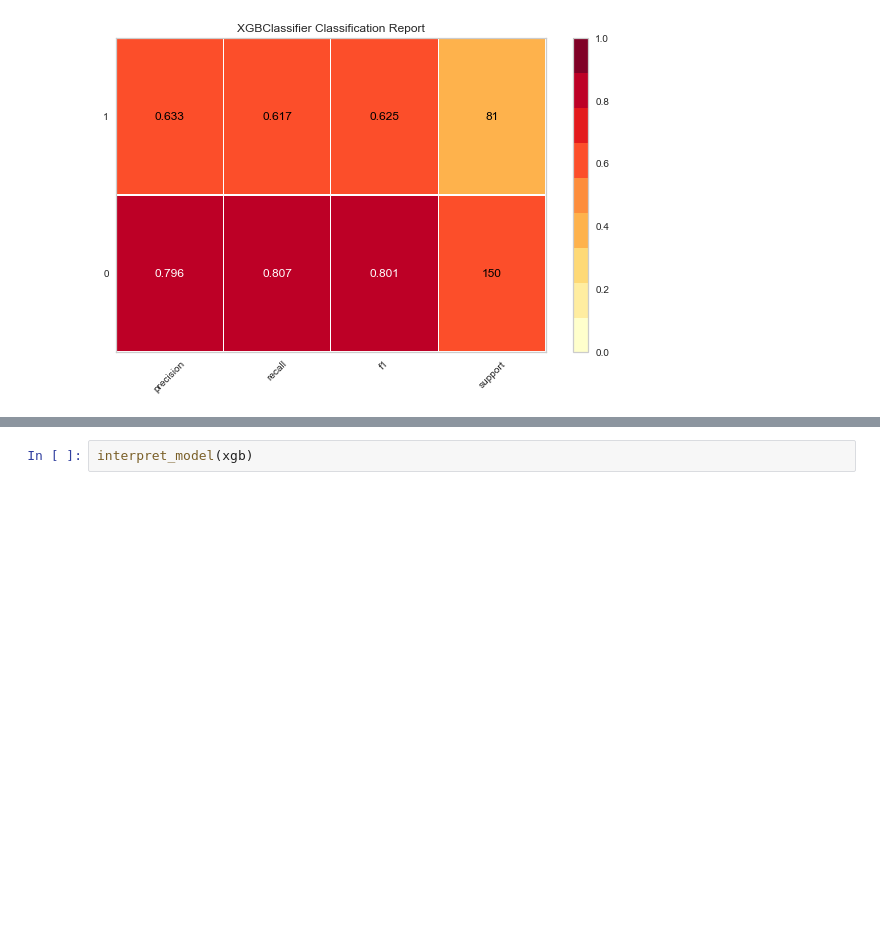
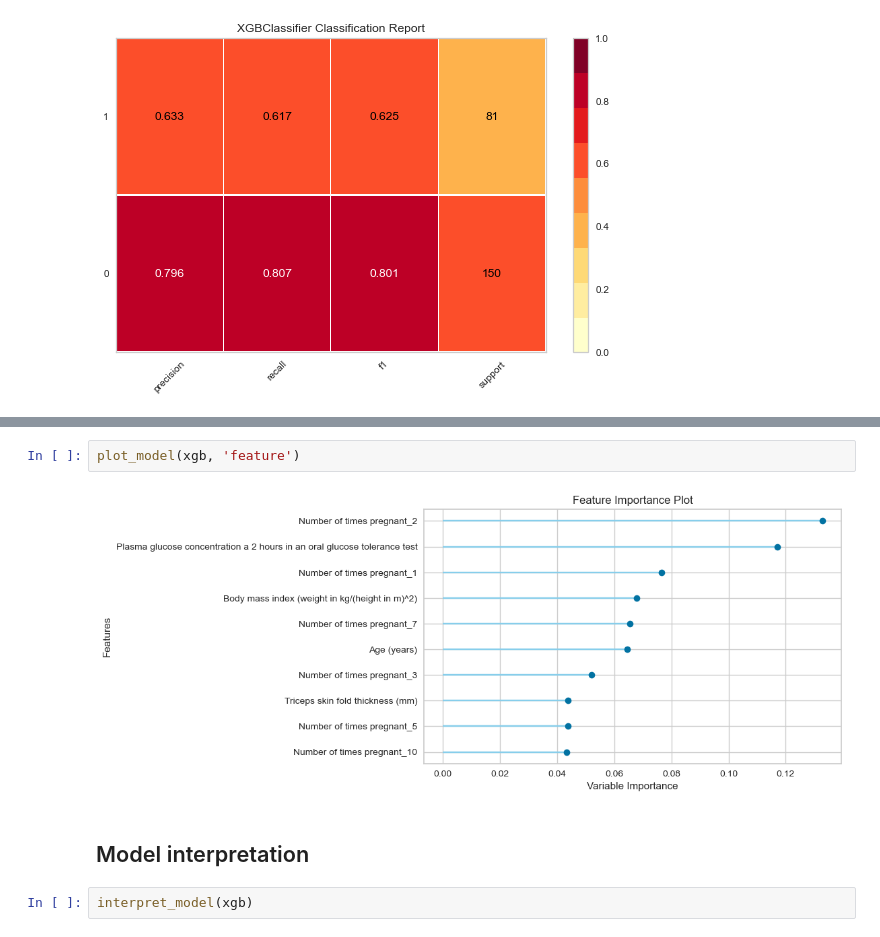
Before and after one commit to montgoz007/bugs-caret, a Jupyter notebook: bugsC.ipynb, the cells around one changed output, grey strips where cells are left out. Cells and saved outputs as stored; diff of their text form; blank space fills up the shorter version.

```diff
--- a/bugsC.ipynb
+++ b/bugsC.ipynb
@@ -79,3 +103,9 @@ plot_model(xgb, 'class_report')
+# %%
+plot_model(xgb, 'feature')
+# %% [output]
+[figure, added]
+# %% [markdown]
+## Model interpretation
 # %%
 interpret_model(xgb)
 # %% [output]
```
Also changed, not shown: parts of 11 cells of this notebook, 1 other file.
